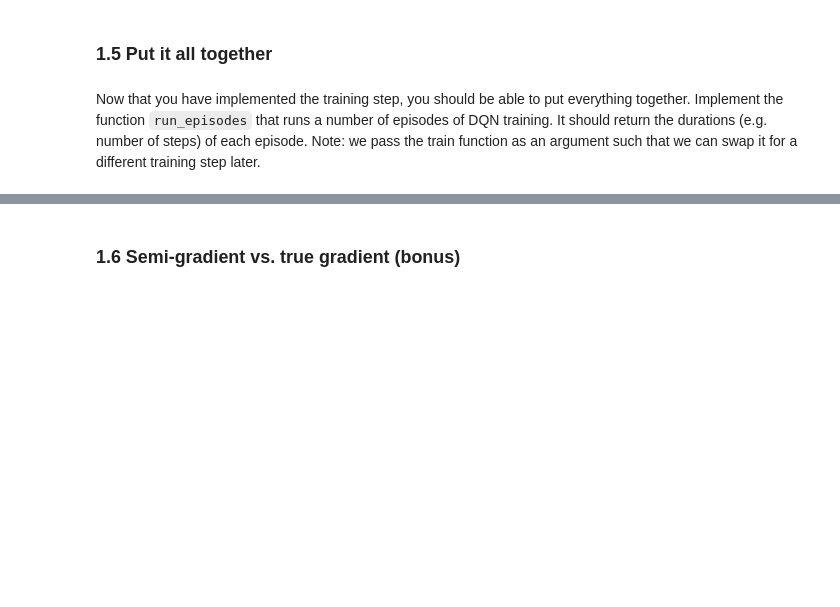
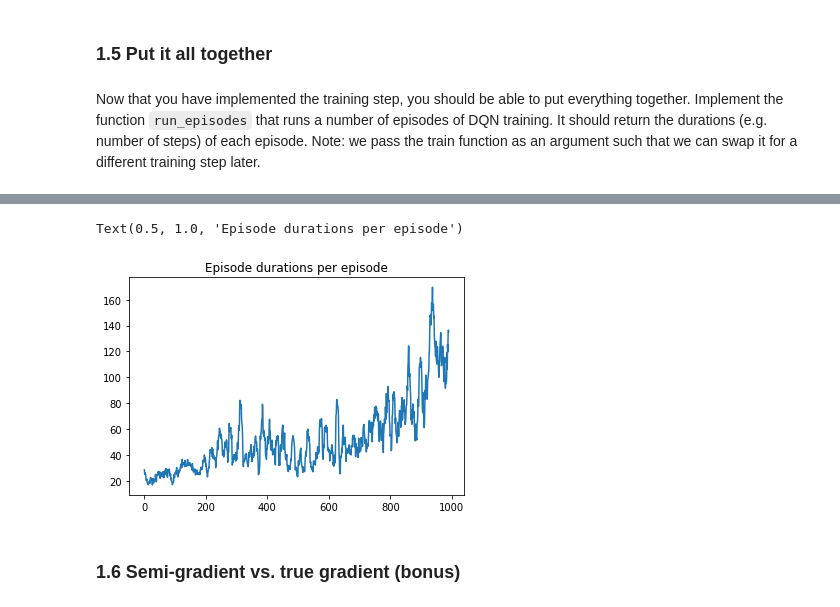
Before and after one commit to davide-belli/reinforcement-learning-labs-hws, a Jupyter notebook: lab2/lab2_davide.ipynb, the cells around one changed output, grey strips where cells are left out. Drawn from its saved outputs; the diff is of its cells as text; code cells hidden in the pictures; blank space fills up the shorter version.

```diff
--- a/lab2/lab2_davide.ipynb
+++ b/lab2/lab2_davide.ipynb
@@ -240,8 +252,23 @@ def run_episodes(train, model, memory, env, num_episodes, batch_size, discount_f
     global_steps = 0  # Count the steps (do not reset at episode start, to compute epsilon)
     episode_durations = []  #
     for i in range(num_episodes):
-        # YOUR CODE HERE
-        raise NotImplementedError()
+        s = env.reset()
+        done = False
+        duration = 0
+        while not done:
+            epsilon = get_epsilon(i)
+            a = select_action(model, s, epsilon)
+            s_next, r, done, _ = env.step(a)
+            memory.push((s, a, r, s_next, done))
+
+            train(model, memory, optimizer, batch_size, discount_factor)
+
+            s = s_next
+            duration += 1
+
+        env.close()
+        episode_durations.append(duration)
+
     return episode_durations
 # %%
 # Let's run it!
@@ -272,3 +302,53 @@ plt.title('Episode durations per episode')
+# %%
+# Extra cell di Davide
+
+# Con 1000 episodi si vede qualcosa di più chiaro, proviamo anche a renderizzare gli ultimi 5 episodi
+def run_episodes_and_render(train, model, memory, env, num_episodes, batch_size, discount_factor, learn_rate):
+
+    optimizer = optim.Adam(model.parameters(), learn_rate)
+
+    global_steps = 0  # Count the steps (do not reset at episode start, to compute epsilon)
+    episode_durations = []  #
+    for i in range(num_episodes):
+        s = env.reset()
+        done = False
+        duration = 0
+        while not done:
+            epsilon = get_epsilon(i)
+            a = select_action(model, s, epsilon)
+            s_next, r, done, _ = env.step(a)
+            memory.push((s, a, r, s_next, done))
+
+            train(model, memory, optimizer, batch_size, discount_factor)
+
+            # visualizziamo gli ultimi 5 episodi
+            if(i >= num_episodes-5):
+                env.render()
+                time.sleep(0.05)
+
+            s = s_next
+            duration += 1
+
+        env.close()
+        episode_durations.append(duration)
+
+    return episode_durations, memory
+
+num_episodes = 1000
+memory = ReplayMemory(10000)
+model = QNetwork(num_hidden)
+
+episode_durations, memory = run_episodes_and_render(train, model, memory, env, num_episodes, batch_size, discount_factor, learn_rate)
+
+def smooth(x, N):
+    cumsum = np.cumsum(np.insert(x, 0, 0))
+    return (cumsum[N:] - cumsum[:-N]) / float(N)
+
+plt.plot(smooth(episode_durations, 10))
+plt.title('Episode durations per episode')
+# %% [output]
+Text(0.5, 1.0, 'Episode durations per episode')
+[figure, added]
 # %% [markdown]
 ### 1.6 Semi-gradient vs. true gradient (bonus)
 # %% [markdown]
```
Also changed, not shown: parts of 12 cells of this notebook, 1 other file.
